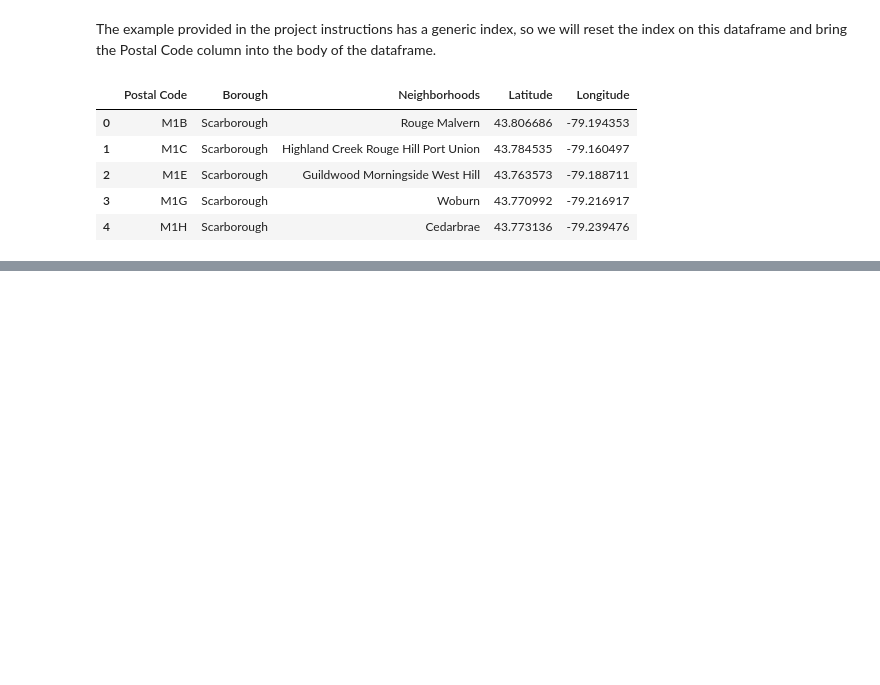
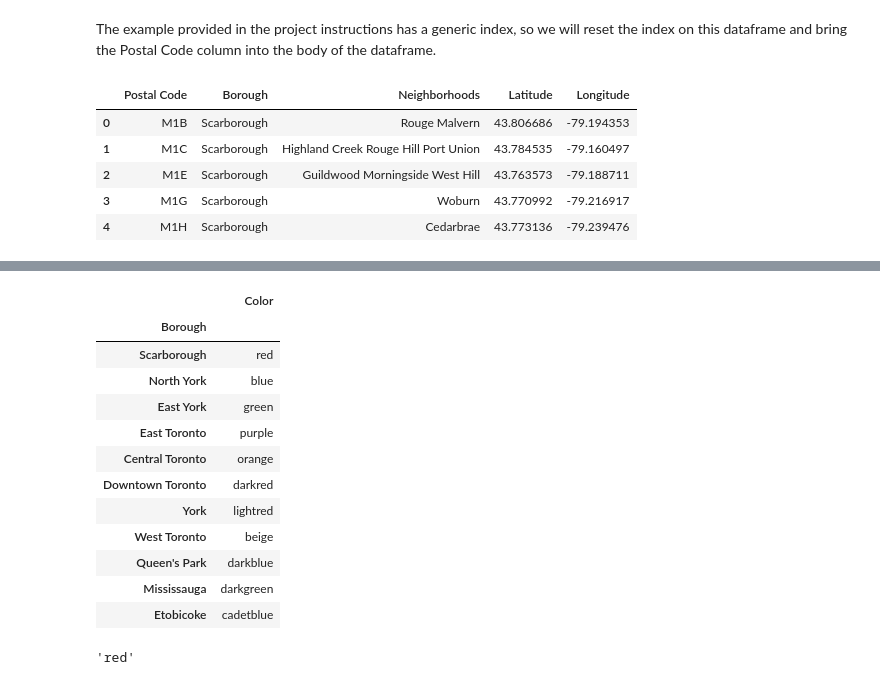
Before and after one commit to kmfullerton/Coursera_Capstone, a Jupyter notebook: Toronto Neighborhood Segmentation Project.ipynb, the cells around one changed output, grey strips where cells are left out. Cells and saved outputs as stored; diff of their text form; code cells hidden in the pictures; blank space fills up the shorter version.

```diff
--- a/Toronto Neighborhood Segmentation Project.ipynb
+++ b/Toronto Neighborhood Segmentation Project.ipynb
@@ -208,0 +227,27 @@ cleaned_toronto_data.head()
+# %%
+borough_list = cleaned_toronto_data.Borough.unique()
+color_list = ['red', 'blue', 'green', 'purple', 'orange', 'darkred',
+             'lightred', 'beige', 'darkblue', 'darkgreen', 'cadetblue']
+borough_color_translation = pd.DataFrame()
+borough_color_translation['Borough'] = borough_list
+borough_color_translation['Color'] = color_list
+borough_color_translation.set_index('Borough', inplace=True)
+borough_color_translation
+# %% [output]
+|  | Color |
+| Borough |  |
+| Scarborough | red |
+| North York | blue |
+| East York | green |
+| East Toronto | purple |
+| Central Toronto | orange |
+| Downtown Toronto | darkred |
+| York | lightred |
+| West Toronto | beige |
+| Queen's Park | darkblue |
+| Mississauga | darkgreen |
+| Etobicoke | cadetblue |
+# %%
+borough_color_translation.loc['Scarborough'].iloc[0]
+# %% [output]
+'red'
```
Also changed, not shown: parts of 8 cells of this notebook.
